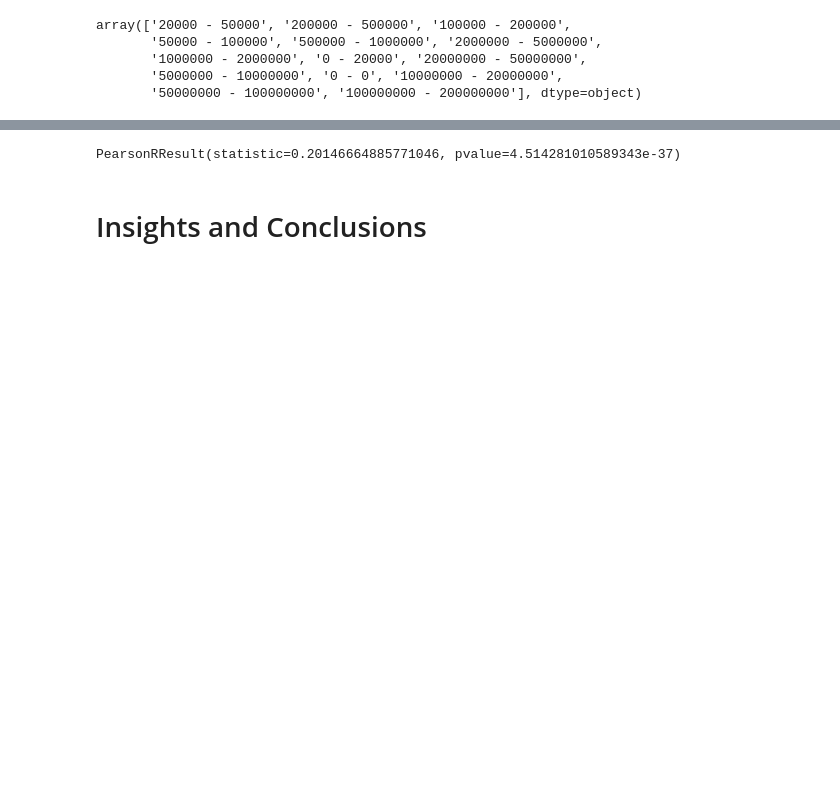
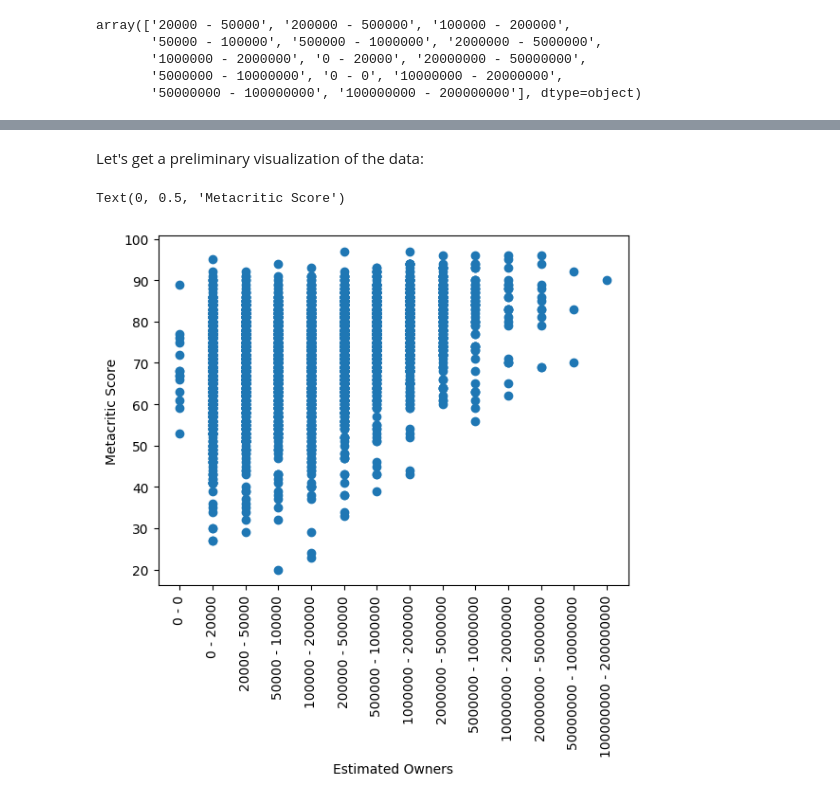
Before and after one commit to PietroPietrovski/Steam-Stat-Project, a Jupyter notebook: project.ipynb, the cells around one changed output, grey strips where cells are left out. Cells and saved outputs as stored; diff of their text form; code cells hidden in the pictures; blank space fills up the shorter version.

```diff
--- a/project.ipynb
+++ b/project.ipynb
@@ -413,28 +400,0 @@ Oh no. Our lone datapoints in the "50000000 - 100000000" and "100000000 - 200000
-# %%
-df = df[(df["Estimated owners"] != 150000000) & (df["Estimated owners"] !=  75000000)]
-
-X_raw = df[["Estimated owners"]]
-Y_raw = df[["Metacritic score"]]
-
-X_train, X_test, Y_train, Y_test = train_test_split(X_raw, Y_raw)
-
-poly = PolynomialFeatures(degree=2)
-
-model = make_pipeline(poly, ElasticNet(alpha=0.01))
-model.fit(X_train, Y_train)
-Y_pred = model.predict(X_train)
-
-# Generate a dense grid for plotting
-X_dense = np.linspace(X_train.min(), X_train.max(), 400).reshape(-1, 1)
-
-# Predict on the dense grid for smooth plotting
-Y_dense_pred = model.predict(X_dense)
-
-fig, axes = plt.subplots(1, 1, figsize=(15, 5))
-axes.scatter(X_train, Y_train, color='green', label='Train', alpha=0.5)
-axes.scatter(X_test, Y_test, color='blue', label='Test', alpha=0.5)
-axes.plot(X_dense, Y_dense_pred, color='darkorange', label='Linear Regression')
-axes.set_title('Metacritic Score vs Price')
-axes.set_xlabel('Price')
-axes.set_ylabel('Metacritic Score')
-axes.legend()
@@ -496,6 +401,22 @@ axes.legend()
-# %%
-scst.pearsonr(df["Price"], df["Metacritic score"])
-# %% [output]
-PearsonRResult(statistic=0.20146664885771046, pvalue=4.514281010589343e-37)
-# %% [markdown]
-# Insights and Conclusions
+# %% [markdown]
+Let's get a preliminary visualization of the data:
+# %%
+est_owners = ['0 - 0', '0 - 20000', '20000 - 50000', '50000 - 100000', '100000 - 200000','200000 - 500000', '500000 - 1000000', '1000000 - 2000000', '2000000 - 5000000', '5000000 - 10000000', '10000000 - 20000000', '20000000 - 50000000', '50000000 - 100000000', '100000000 - 200000000']
+own_to_score = dict.fromkeys(est_owners)
+for key in own_to_score.keys():
+    own_to_score[key] = df["Metacritic score"][df["Estimated owners"] == key]
+
+owners = []
+o_scores = []
+
+for key in own_to_score.keys():
+    owners += [key for _ in range(len(own_to_score[key]))]
+    o_scores += list(own_to_score[key])
+
+plt.scatter(owners, o_scores)
+plt.xticks(rotation=90)
+plt.xlabel("Estimated Owners")
+plt.ylabel("Metacritic Score")
+# %% [output]
+Text(0, 0.5, 'Metacritic Score')
+[figure, added]
```
Also changed, not shown: parts of 106 cells of this notebook.
